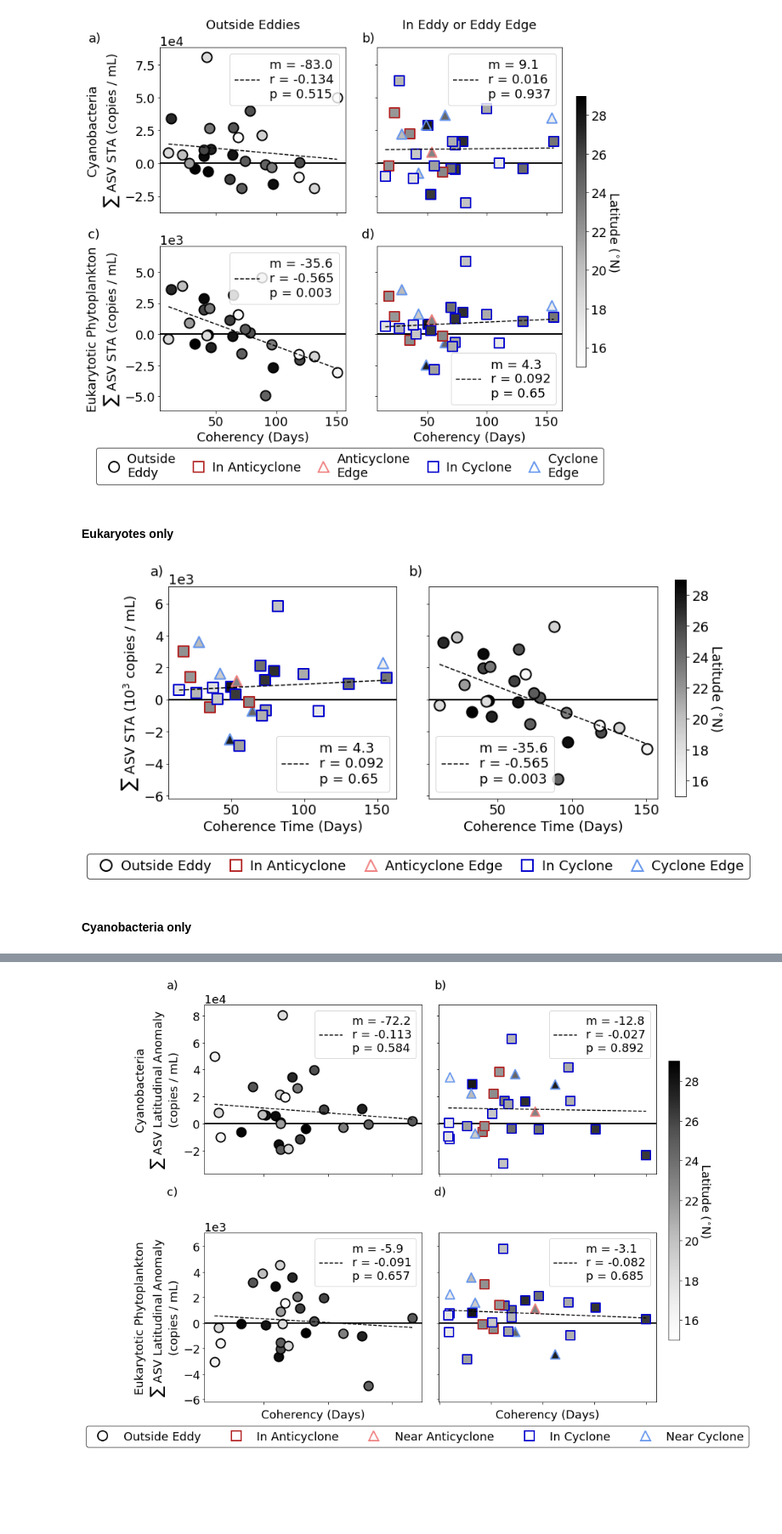
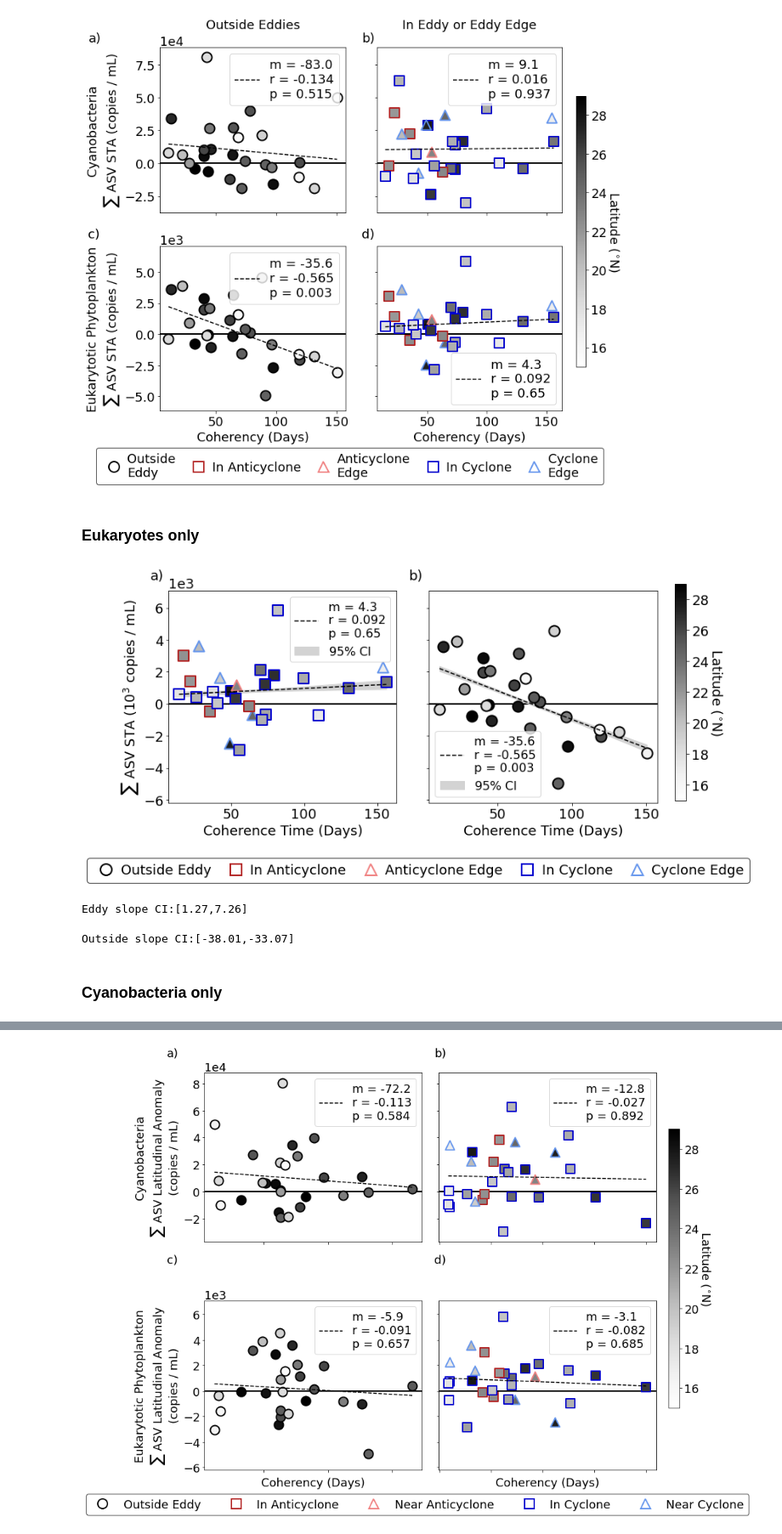
Before and after one commit to lexi-jones/G4_phyto_advection, a Jupyter notebook: phytoplankton_pipeline/dispersal_vs_eco_metrics_v9.ipynb, the cells around one changed output, grey strips where cells are left out. Shown at 85% size. Drawn from its saved outputs; the diff is of its cells as text; code cells hidden in the pictures; blank space fills up the shorter version.

```diff
--- a/phytoplankton_pipeline/dispersal_vs_eco_metrics_v9.ipynb
+++ b/phytoplankton_pipeline/dispersal_vs_eco_metrics_v9.ipynb
@@ -500,14 +509,56 @@ plt.tight_layout()
 # %% [output]
 [figure]
 # %% [markdown]
-#### Eukaryotes only
+### Eukaryotes only
+# %%
+def bootstrap_linear_regression(bootstrap_df,sample_inds):
+
+    coh_vals = div_merged_df.CMEMS_avg_coh[sample_inds]
+    coh_vals_sorted = sorted(coh_vals) # used for regression output
+
+    boot_fits, boot_slopes = [],[]
+    boot_df_ind_subset = bootstrap_df[sample_inds].iloc[:,1:] # the 1 index ignore the sample name column
+
+    for col in boot_df_ind_subset:
+        boot_STA = boot_df_ind_subset[col]
+
+        # FIT REGRESSION TO DATA
+        slope, intercept, _, _, _ = spy.linregress(coh_vals, boot_STA)
+        boot_slopes.append(slope)
+        boot_fits.append([slope*i+intercept for i in coh_vals_sorted]) #regression y-vals
+
+    return boot_fits, boot_slopes, coh_vals_sorted
 # %%
 fig,ax = plt.subplots(1,2,figsize=(10.5,5.5)) # (width,height)
+
+########################## REGRESSION CONFIDENCE INTERVALS #########################
+
+euk_group_boot_sum = pd.read_csv(highcov_dir + 'bootstrapped_STAs/euk_bootstrapped_STA_sums.csv')
+
+# In eddy
+eddy_inds = div_merged_df['eddy_color'].ne('k')
+eddy_boot_fits, eddy_boot_slopes, eddy_x_vals = bootstrap_linear_regression(euk_group_boot_sum,eddy_inds)
+eddy_fit_lower = np.quantile(eddy_boot_fits,0.025,axis=0)
+eddy_fit_upper = np.quantile(eddy_boot_fits,0.975,axis=0)
+
+ax[0].fill_between(eddy_x_vals,eddy_fit_lower,eddy_fit_upper,color='lightgray',label='$95\%$ CI')
+
+# Outside eddy
+bg_inds = div_merged_df['eddy_color'].eq('k')
+bg_boot_fits, bg_boot_slopes, bg_x_vals = bootstrap_linear_regression(euk_group_boot_sum,bg_inds)
+bg_fit_lower = np.quantile(bg_boot_fits,0.025,axis=0)
+bg_fit_upper = np.quantile(bg_boot_fits,0.975,axis=0)
+
+ax[1].fill_between(bg_x_vals,bg_fit_lower,bg_fit_upper,color='lightgray',label='$95\%$ CI')
+
+########################## SCATTER PLOTS #########################
 
 sub_plot_param_v_coherence(ax[0],div_merged_df.Eukaryotes,div_merged_df.CMEMS_avg_coh,colorbar='lat',
                             include_cyc=True,include_anti=True,include_bg=False)
 sc = sub_plot_param_v_coherence(ax[1],div_merged_df.Eukaryotes,div_merged_df.CMEMS_avg_coh,labels=False,colorbar='lat',
                            include_cyc=False,include_anti=False,include_bg=True)
+
+########################## AESTHETICS #########################
 
 for i, a in enumerate(ax.flat):
     a.axhline(0,c='k',linewidth=2,zorder=0)
@@ -523,37 +574,52 @@ ax[1].set_xlabel('Coherence Time (Days)')
 
 ax[0].text(-5,7.75*(10**3),'a)')
 ax[1].text(-10,7.75*(10**3),'b)')
 
 # Colorbar
 cb_ax = fig.add_axes([1, 0.175, 0.02, 0.725]) # [left, bottom, width, height]
 cbar = fig.colorbar(sc, cax=cb_ax)
 cb_ax.tick_params(axis='both', labelsize=fontsize)
 cb_ax.set_ylabel('Latitude ($^{\circ}$N)',rotation=270,labelpad=20,fontsize=fontsize)
 
-### Legend
+########################## LEGENDS #########################
+
+ax[0].legend(fontsize=16)
+ax[1].legend(fontsize=16)
+
+
 legend_elements = [Line2D([0], [0], marker='o', color='w', label='Outside Eddy', markeredgecolor='k', markersize=15,markeredgewidth=2),
                     Line2D([0], [0], marker='s', color='w', label='In Anticyclone', markeredgecolor='firebrick', markersize=15,markeredgewidth=2),
                     Line2D([0], [0], marker='^', color='w', label='Anticyclone Edge', markeredgecolor='lightcoral', markersize=15,markeredgewidth=2),
                     Line2D([0], [0], marker='s', color='w', label='In Cyclone', markeredgecolor='mediumblue', markersize=15,markeredgewidth=2),
                     Line2D([0], [0], marker='^', color='w', label='Cyclone Edge', markeredgecolor='cornflowerblue', markersize=15,markeredgewidth=2)]
 
 legend = plt.legend(handles=legend_elements,
     loc="lower center", # "upper center" puts it below the line
     ncol=5,
     bbox_to_anchor=(0.55, -0.1),
     borderaxespad=0,
     bbox_transform=fig.transFigure,
     handletextpad=0.07,
     columnspacing=0.8)
 legend.legendPatch.set_edgecolor("k")
 
 ############################################################
 
 plt.tight_layout()
-#plt.savefig(euk_paper_dir + 'figs/prelim/coh_vs_abundance_15km_edge_euk_only_v3.pdf',dpi=350, bbox_inches='tight', format='pdf')
+#plt.savefig(euk_paper_dir + 'figs/prelim/coh_vs_abundance_15km_edge_euk_only_v4.pdf',dpi=350, bbox_inches='tight', format='pdf')
 # %% [output]
-[figure, old version]
+[figure, new version]
+# %%
+print('Eddy slope CI:[%s,%s]'%(round(np.quantile(eddy_boot_slopes,0.025,axis=0),2),
+                               round(np.quantile(eddy_boot_slopes,0.975,axis=0),2)))
+# %% [output]
+Eddy slope CI:[1.27,7.26]
+# %%
+print('Outside slope CI:[%s,%s]'%(round(np.quantile(bg_boot_slopes,0.025,axis=0),2),
+                               round(np.quantile(bg_boot_slopes,0.975,axis=0),2)))
+# %% [output]
+Outside slope CI:[-38.01,-33.07]
 # %% [markdown]
-#### Cyanobacteria only
+### Cyanobacteria only
 # %%
 fig,ax = plt.subplots(1,2,figsize=(10.5,5.5)) # (width,height)
```
Also changed, not shown: parts of 62 cells of this notebook, 2 other files.
